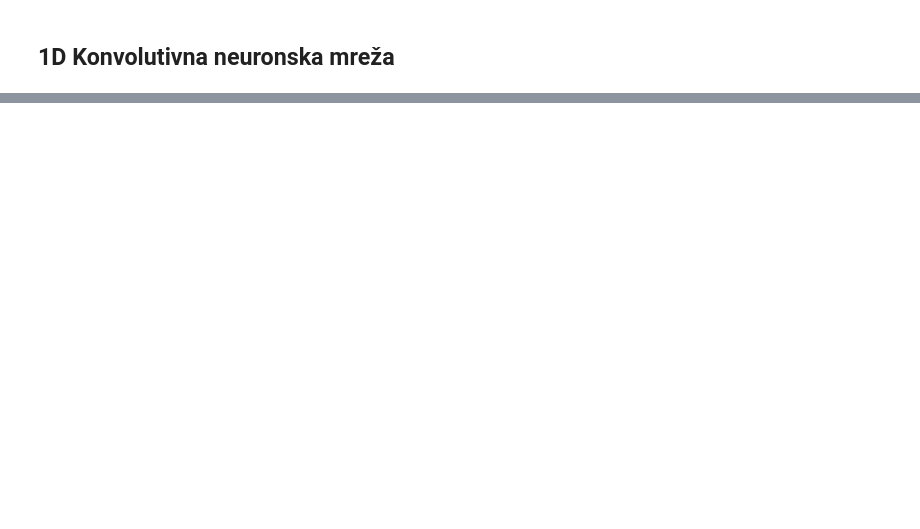
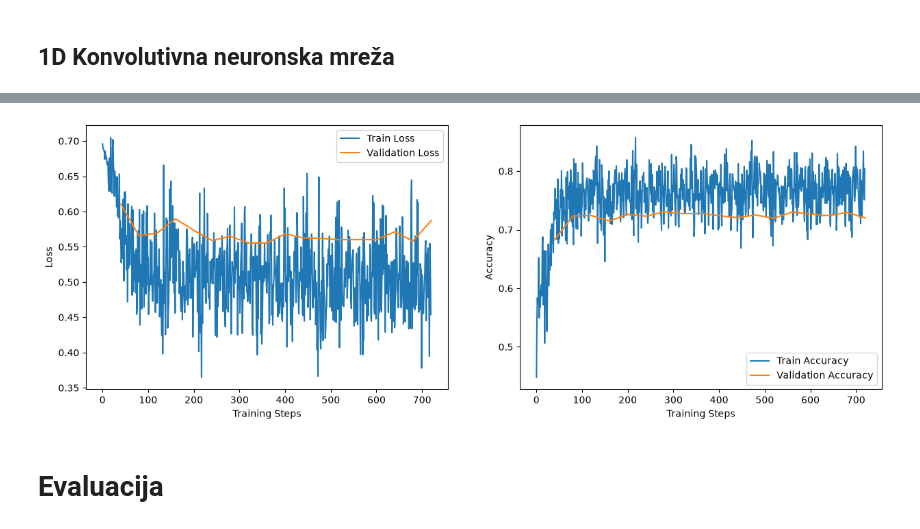
Before and after one commit to jovanbengin/matf-ml-protein-prediction, a Jupyter notebook: 02_model_training.ipynb, the cells around one changed output, grey strips where cells are left out. Cells and saved outputs as stored; diff of their text form; code cells hidden in the pictures; blank space fills up the shorter version.

```diff
--- a/02_model_training.ipynb
+++ b/02_model_training.ipynb
@@ -327,0 +378,29 @@ plot_metrics(metrics)
+# %%
+class LSTMModel(nn.Module):
+    def __init__(self, vocab_size, embedding_dim, hidden_size):
+        super().__init__()
+
+        dropout = 0.2
+
+        self.embedding = nn.Embedding(vocab_size, embedding_dim)
+
+        # koristimo dvosmerni LSTM
+        self.lstm = nn.LSTM(embedding_dim, hidden_size, num_layers=1, batch_first=True, bidirectional=True)
+
+        self.dropout = nn.Dropout(dropout)
+        self.linear = nn.Linear(2*hidden_size, 1)
+
+    def forward(self, x):
+        x = self.embedding(x)
+        x, _ = self.lstm(x)
+
+        #x = self.dropout(x)
+        x = self.linear(x)
+        return x
+# %%
+device = get_device()
+
+lstm_model = LSTMModel(vocab_size=VOCAB_SIZE, embedding_dim=32, hidden_size=64)
+lstm_model.to(device)
+optimizer = torch.optim.AdamW(lstm_model.parameters(), weight_decay = 1e-4, lr = 1e-3)
+lstm_metrics = train_model(lstm_model, optimizer, 50, train_loader, val_loader, threshold=0.5)
@@ -327,0 +421,6 @@ plot_metrics(metrics)
+# %%
+plot_metrics(lstm_metrics)
+# %% [output]
+[figure, added]
+# %% [markdown]
+# Evaluacija
```
Also changed, not shown: parts of 19 cells of this notebook, 2 other files.
